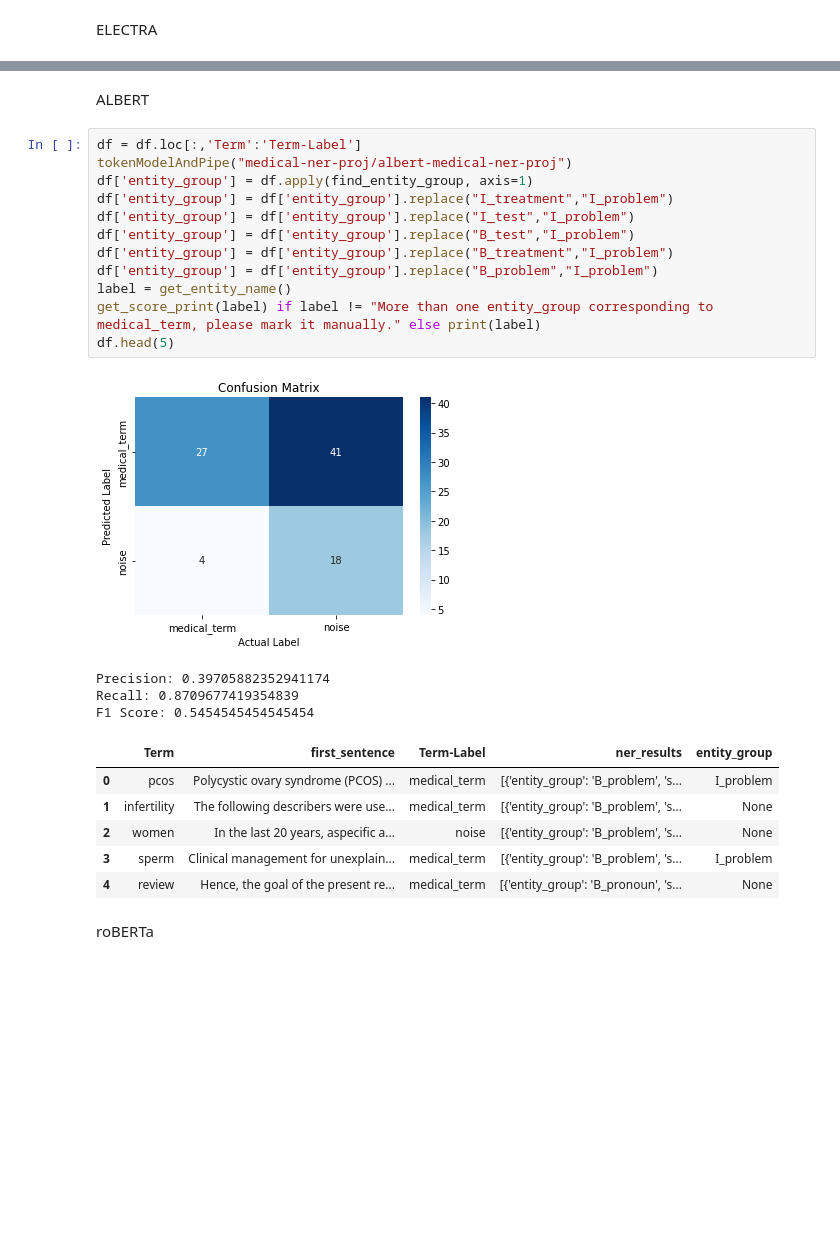
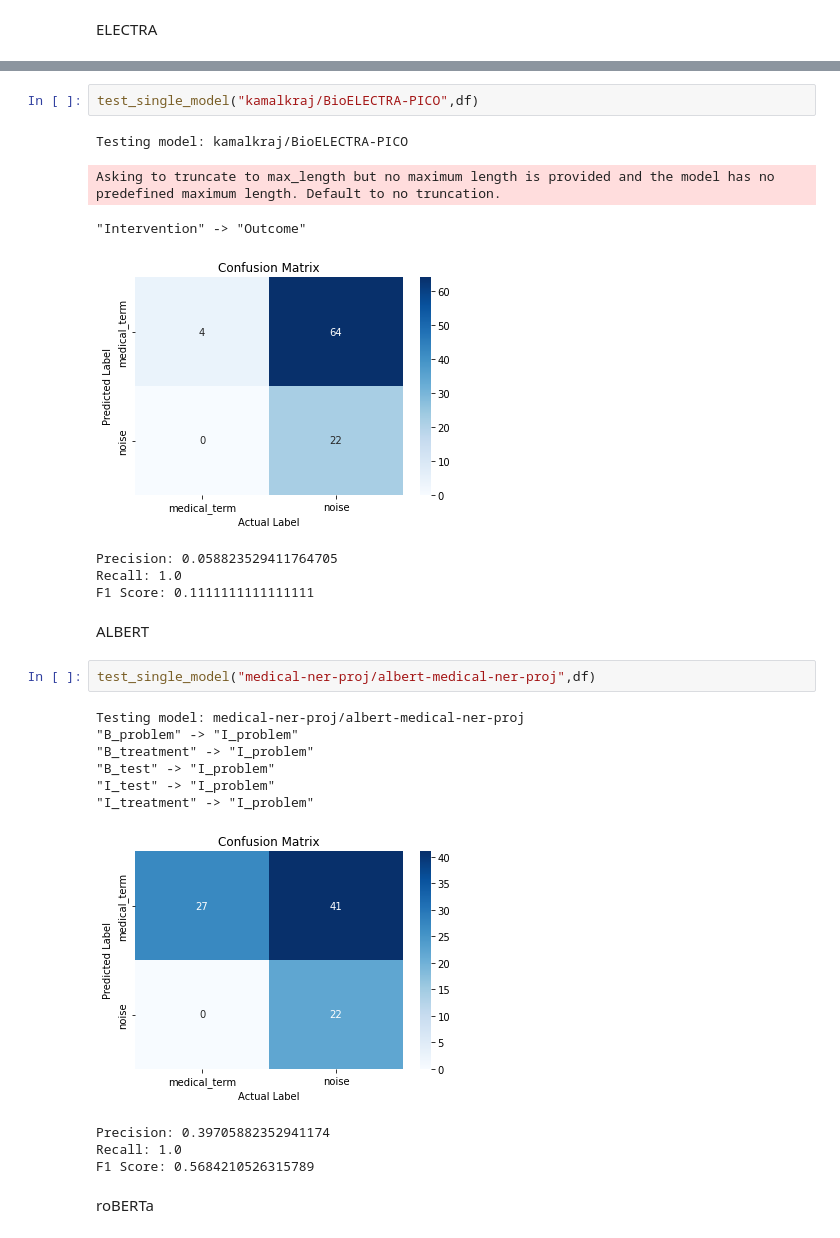
Before and after one commit to JiananTao/GDP2023_llms, a Jupyter notebook: LLMs_with_NER-Jianan.ipynb, the cells around one changed output, grey strips where cells are left out. Saved outputs shown, nothing was run; the diff lists cells and outputs as text; blank space fills up the shorter version.

```diff
--- a/LLMs_with_NER-Jianan.ipynb
+++ b/LLMs_with_NER-Jianan.ipynb
@@ -241,27 +225,27 @@ F1 Score: 0.1095890410958904
+# %%
+test_single_model("kamalkraj/BioELECTRA-PICO",df)
+# %% [output]
+Testing model: kamalkraj/BioELECTRA-PICO
+Asking to truncate to max_length but no maximum length is provided and the model has no predefined maximum length. Default to no truncation.
+"Intervention" -> "Outcome"
+[figure, added]
+Precision: 0.058823529411764705
+Recall: 1.0
+F1 Score: 0.1111111111111111
 # %% [markdown]
 ALBERT
-# %%
-df = df.loc[:,'Term':'Term-Label']
-tokenModelAndPipe("medical-ner-proj/albert-medical-ner-proj")
-df['entity_group'] = df.apply(find_entity_group, axis=1)
-df['entity_group'] = df['entity_group'].replace("I_treatment","I_problem")
-df['entity_group'] = df['entity_group'].replace("I_test","I_problem")
-df['entity_group'] = df['entity_group'].replace("B_test","I_problem")
-df['entity_group'] = df['entity_group'].replace("B_treatment","I_problem")
-df['entity_group'] = df['entity_group'].replace("B_problem","I_problem")
-label = get_entity_name()
-get_score_print(label) if label != "More than one entity_group corresponding to medical_term, please mark it manually." else print(label)
-df.head(5)
-# %% [output]
-[figure, removed]
-Precision: 0.39705882352941174
-Recall: 0.8709677419354839
-F1 Score: 0.5454545454545454
-|  | Term | first_sentence | Term-Label | ner_results | entity_group |
-| 0 | pcos | Polycystic ovary syndrome (PCOS) ... | medical_term | [{'entity_group': 'B_problem', 's... | I_problem |
-| 1 | infertility | The following describers were use... | medical_term | [{'entity_group': 'B_problem', 's... | None |
-| 2 | women | In the last 20 years, aspecific a... | noise | [{'entity_group': 'B_problem', 's... | None |
-| 3 | sperm | Clinical management for unexplain... | medical_term | [{'entity_group': 'B_problem', 's... | I_problem |
-| 4 | review | Hence, the goal of the present re... | medical_term | [{'entity_group': 'B_pronoun', 's... | None |
+# %%
+test_single_model("medical-ner-proj/albert-medical-ner-proj",df)
+# %% [output]
+Testing model: medical-ner-proj/albert-medical-ner-proj
+"B_problem" -> "I_problem"
+"B_treatment" -> "I_problem"
+"B_test" -> "I_problem"
+"I_test" -> "I_problem"
+"I_treatment" -> "I_problem"
+[figure, added]
+Precision: 0.39705882352941174
+Recall: 1.0
+F1 Score: 0.5684210526315789
 # %% [markdown]
 roBERTa
```
Also changed, not shown: parts of 19 cells of this notebook.
